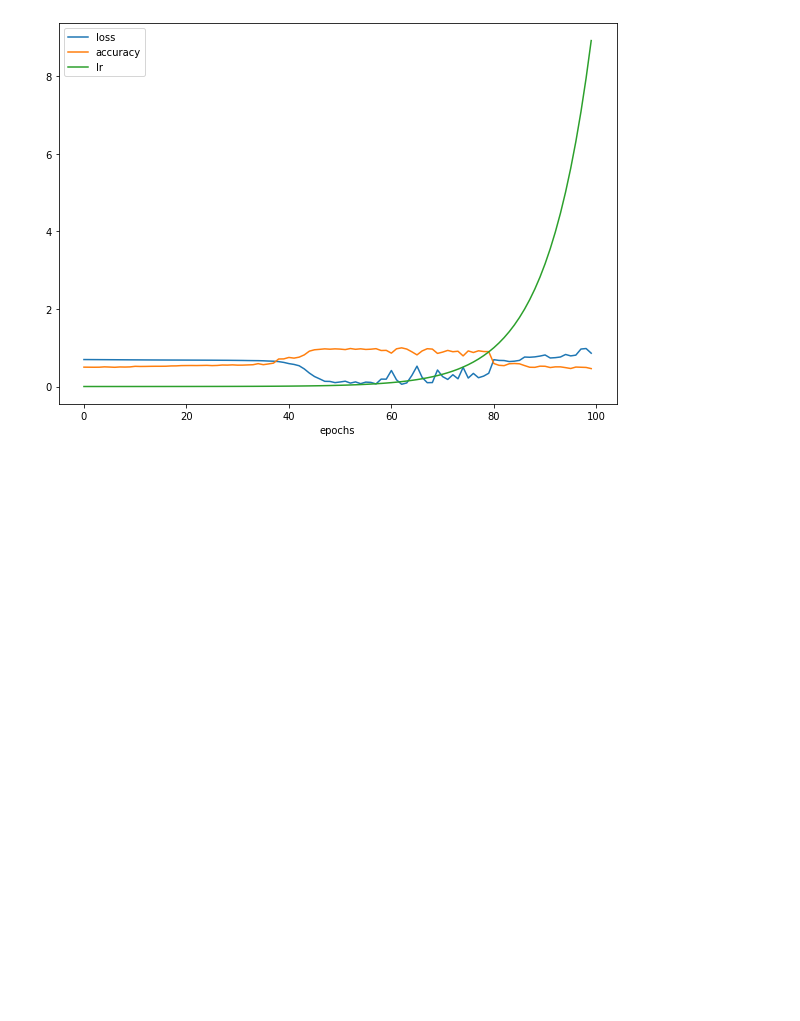
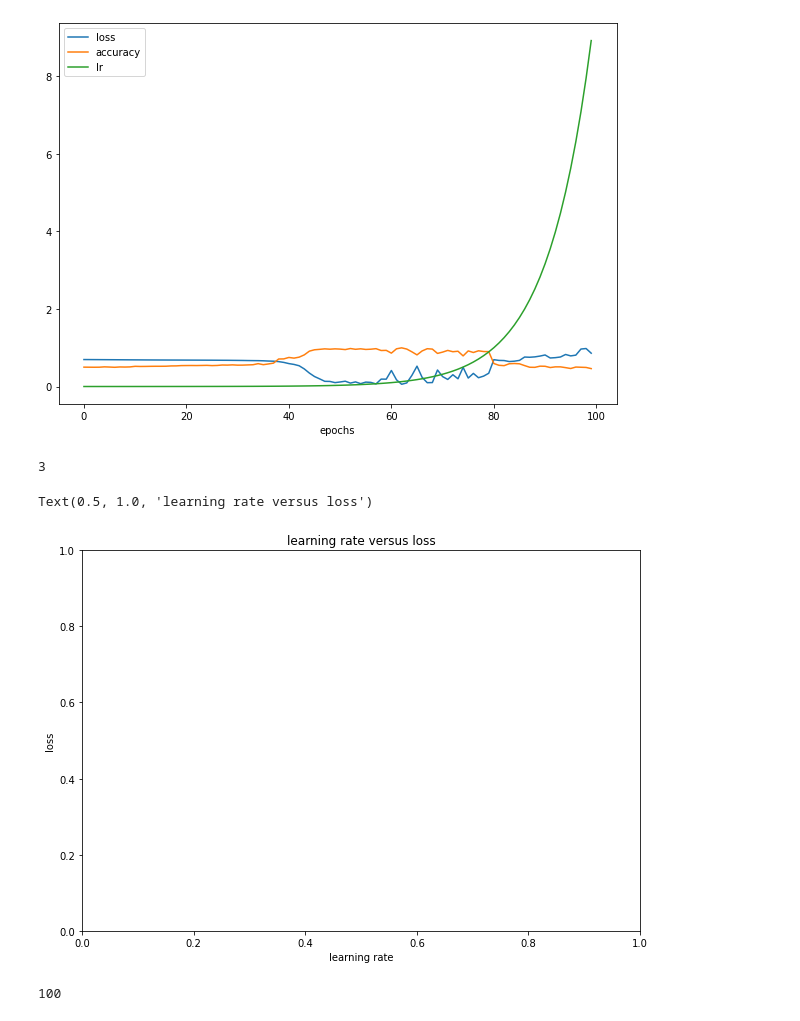
Before and after one commit to LiTaokui/TensorFlow-Deep-Learning, a Jupyter notebook: 02_neural_network_classification_with_tensorflow.ipynb, the cells around one changed output. Cells and saved outputs as stored; diff of their text form; code cells hidden in the pictures; blank space fills up the shorter version.

```diff
--- a/02_neural_network_classification_with_tensorflow.ipynb
+++ b/02_neural_network_classification_with_tensorflow.ipynb
@@ -779,0 +782,18 @@ pd.DataFrame(history_9.history).plot(figsize=(10,7),xlabel="epochs")
+# %%
+len("lrs")
+# %% [output]
+3
+# %%
+# plot the learning versus the loss
+lrs = 1e-4 * (10 ** (tf.range(100)/20))
+plt.figure(figsize=(10,7))
+plt.xlabel("learning rate")
+plt.ylabel("loss")
+plt.title("learning rate versus loss")
+# %% [output]
+Text(0.5, 1.0, 'learning rate versus loss')
+[figure, added]
+# %%
+len(lrs)
+# %% [output]
+100
```
Also changed, not shown: parts of 8 cells of this notebook.
